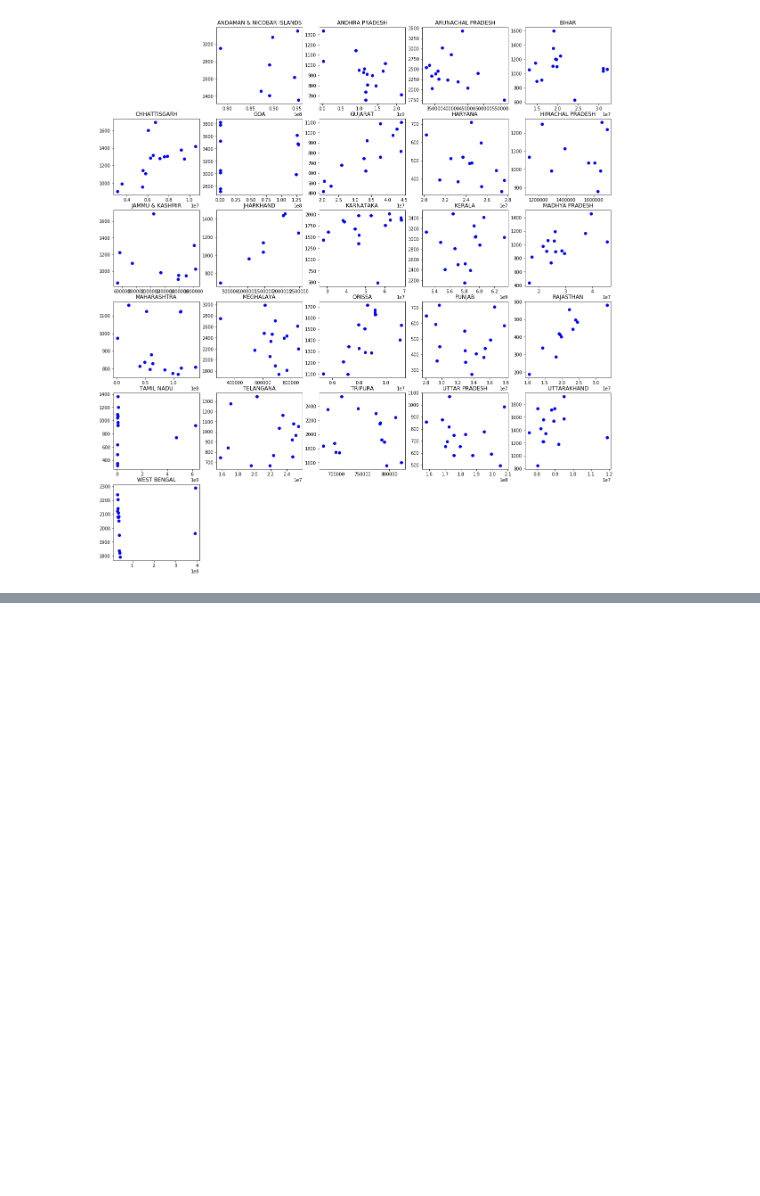
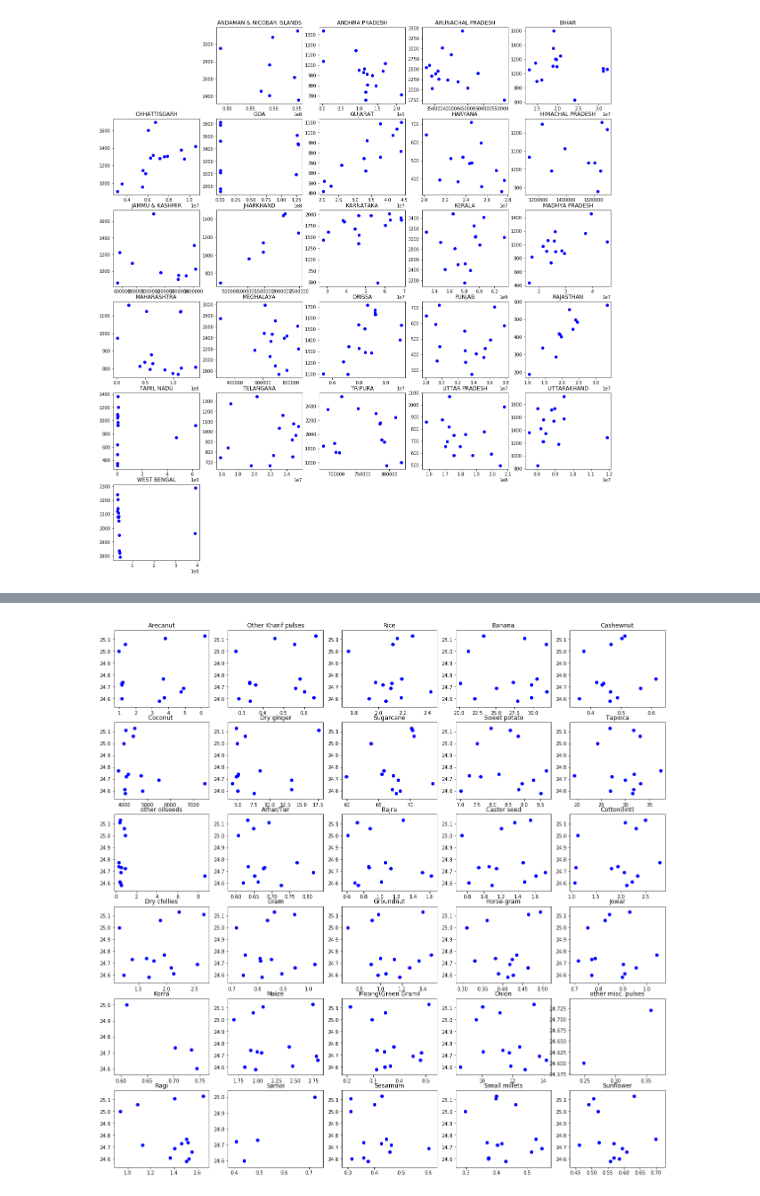
Before and after one commit to nitinvbharti/Agriculture_Analysis, a Jupyter notebook: Agro_analysis.ipynb, the cells around one changed output, grey strips where cells are left out. Drawn from its saved outputs; the diff is of its cells as text; code cells hidden in the pictures; blank space fills up the shorter version.

Commit message:
Update Agro_analysis.ipynb
Added ratio of productio vs temperature plot

```diff
--- a/Agro_analysis.ipynb
+++ b/Agro_analysis.ipynb
@@ -589,0 +592,10 @@ mplot.show()
+# %%
+area = crop_prod.copy()
+area = area.loc[area.loc[:,'Crop_Year'] >=2000,:]
+# area.drop(columns={'Production'},inplace=True)
+area = area.groupby(['Crop_Year','Crop'],as_index=False,sort=False).sum()
+# area_temp = area.drop(columns = 'Crop')
+# area_temp = area_temp.groupby(['State_Name','Crop_Year'],as_index=False,sort=False).sum()
+area_temp=area.copy()
+# area_temp.shape,temp_rain.shape
+area_temp.head()
@@ -589,0 +609,4 @@ mplot.show()
+# %%
+area_heat =pd.merge(area_temp.rename(columns={"Crop_Year": "YEAR"}),temperature.iloc[:,0:2],how='inner',sort=False)
+area_heat['Ratio'] = area_heat.Production/area_heat.Area
+area_heat.head()
@@ -589,0 +620,13 @@ mplot.show()
+# %%
+fig = mplot.figure(figsize=(20,20))
+ct=1
+# area_heat.Crop.unique()[:50]
+# Plot of crops vs temperature
+for i in area_heat.Crop.unique()[:30]:
+    mplot.subplot(6,5,ct)
+    mplot.scatter(area_heat[area_heat.Crop == i].Ratio,area_heat[area_heat.Crop == i].ANNUAL)
+    ct+=1
+    mplot.title(i)
+mplot.show()
+# %% [output]
+[figure, added]
```
Also changed, not shown: parts of 4 cells of this notebook.
